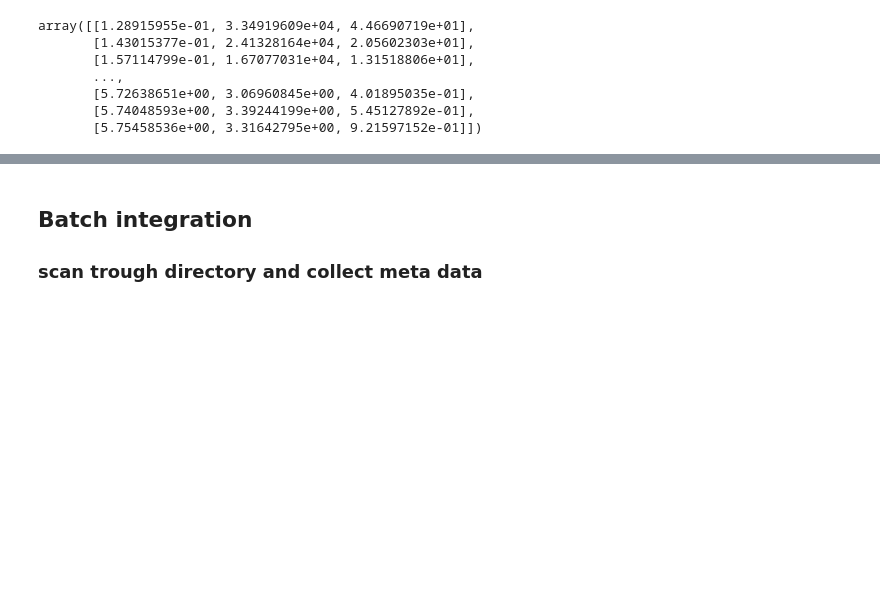
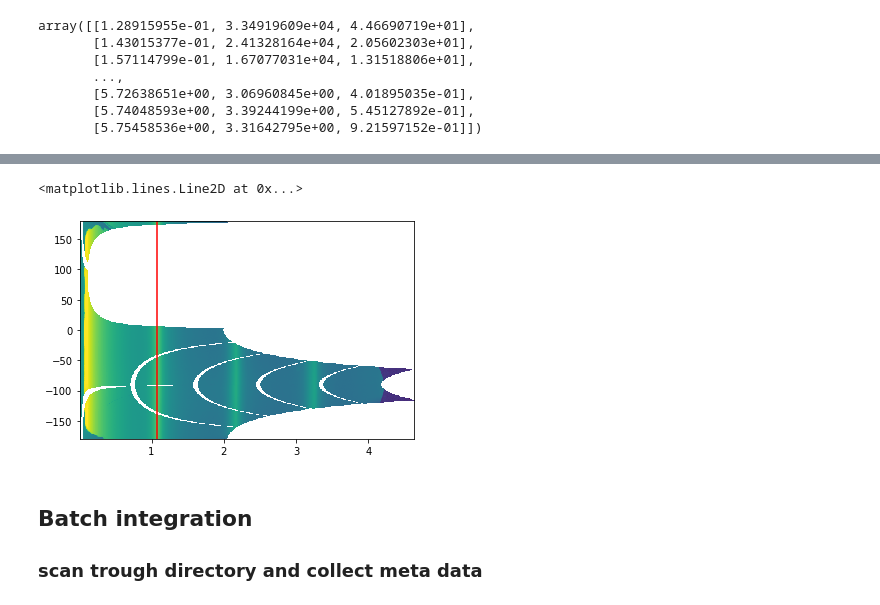
Before and after one commit to EikeGericke/pyASAXS, a Jupyter notebook: 2D_to_1D_Azimutal_Integration.ipynb, the cells around one changed output, grey strips where cells are left out. Saved outputs shown, nothing was run; the diff lists cells and outputs as text; code cells hidden in the pictures; blank space fills up the shorter version.

```diff
--- a/2D_to_1D_Azimutal_Integration.ipynb
+++ b/2D_to_1D_Azimutal_Integration.ipynb
@@ -225,0 +246,3 @@ array([[1.28915955e-01, 3.34919609e+04, 4.46690719e+01],
+# %%
+# usage of integrate2d
+I2d, q, chi = ai.integrate2d(image, 800, 360, error_model='poisson')
@@ -226,3 +251,12 @@ array([[1.28915955e-01, 3.34919609e+04, 4.46690719e+01],
+# %%
+fig, ax = plt.subplots()
+extent = [q.min(), q.max(), chi.min(), chi.max()]
+ax.imshow(I2d, norm=LogNorm(), extent=extent, aspect='auto')
+q_agbh = 1.070057  # nm^-1
+ax.axvline(x=q_agbh, color='r')
+# %% [output]
+<matplotlib.lines.Line2D at 0x...>
+[figure, added]
 # %% [markdown]
 ## Batch integration
 ### scan trough directory and collect meta data
```
Also changed, not shown: parts of 10 cells of this notebook, 3 other files.
